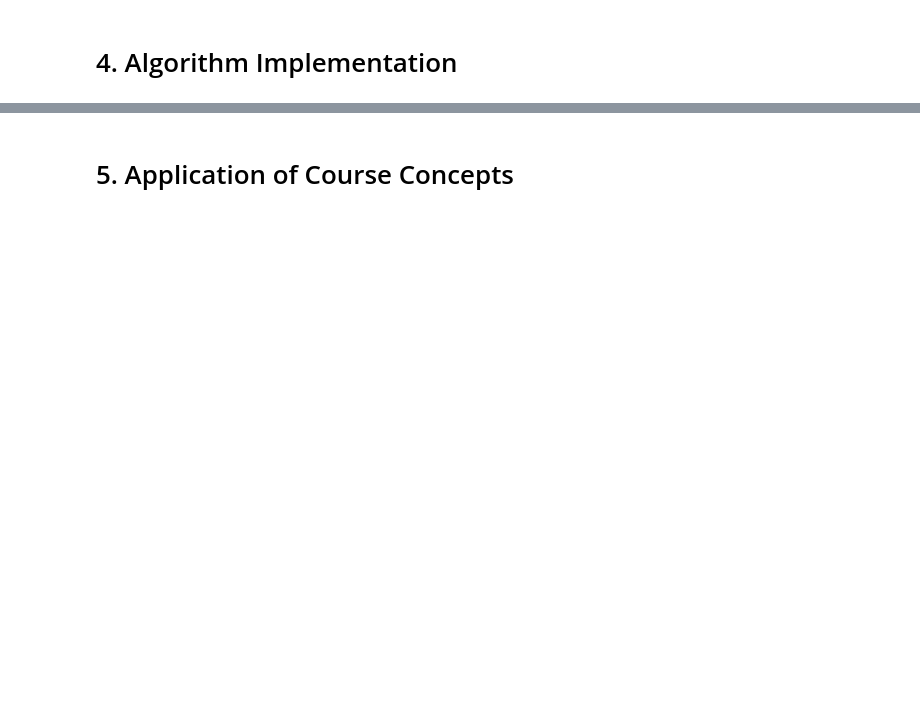
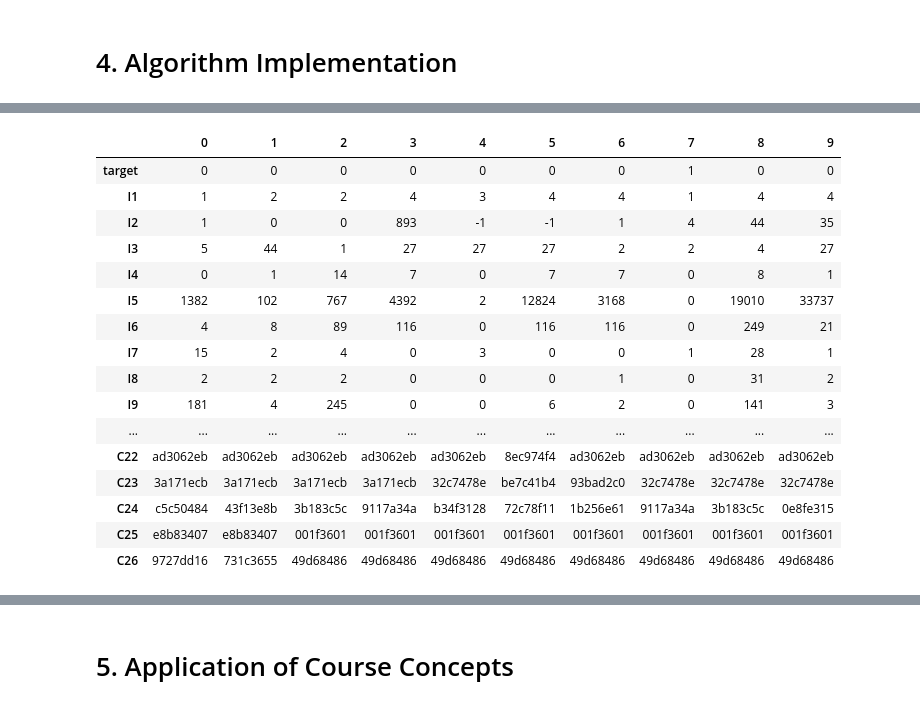
Before and after one commit to ansjory/w261_project, a Jupyter notebook: chi_fpj_workbook.ipynb, the cells around one changed output, grey strips where cells are left out. Saved outputs shown, nothing was run; the diff lists cells and outputs as text; code cells hidden in the pictures; blank space fills up the shorter version.

```diff
--- a/chi_fpj_workbook.ipynb
+++ b/chi_fpj_workbook.ipynb
@@ -80,0 +116,4 @@ toy.shape
+# %%
+# create pyspark dataframe
+toy_df = temp_var.toDF(header)
+toy_df.show()
@@ -80,0 +138,4 @@ toy.shape
+# %%
+# cast integer variables to integer type
+for var in ['target'] + numeric_features:
+    toy_df = toy_df.withColumn(var, toy_df[var].cast(IntegerType()))
@@ -80,0 +190,3 @@ toy.shape
+# %%
+# for some reason missing categorical variables are not recognized as NA, replacing with the None here
+toy_df = toy_df.replace('', None, categorical_features)
@@ -80,0 +267,28 @@ toy.shape
+# %%
+import json
+f = open("imputation_int.json")
+impute = json.load(f)
+f.close()
+# %%
+# impute missing and take a look at imputed data
+toy_df_impute = toy_df.fillna(impute)
+toy_df_impute.cache()
+pd.DataFrame(toy_df_impute.take(10), columns=toy_df_impute.columns).transpose()
+# %% [output]
+|  | 0 | 1 | 2 | 3 | 4 | 5 | 6 | 7 | 8 | 9 |
+| target | 0 | 0 | 0 | 0 | 0 | 0 | 0 | 1 | 0 | 0 |
+| I1 | 1 | 2 | 2 | 4 | 3 | 4 | 4 | 1 | 4 | 4 |
+| I2 | 1 | 0 | 0 | 893 | -1 | -1 | 1 | 4 | 44 | 35 |
+| I3 | 5 | 44 | 1 | 27 | 27 | 27 | 2 | 2 | 4 | 27 |
+| I4 | 0 | 1 | 14 | 7 | 0 | 7 | 7 | 0 | 8 | 1 |
+| I5 | 1382 | 102 | 767 | 4392 | 2 | 12824 | 3168 | 0 | 19010 | 33737 |
+| I6 | 4 | 8 | 89 | 116 | 0 | 116 | 116 | 0 | 249 | 21 |
+| I7 | 15 | 2 | 4 | 0 | 3 | 0 | 0 | 1 | 28 | 1 |
+| I8 | 2 | 2 | 2 | 0 | 0 | 0 | 1 | 0 | 31 | 2 |
+| I9 | 181 | 4 | 245 | 0 | 0 | 6 | 2 | 0 | 141 | 3 |
+| ... | ... | ... | ... | ... | ... | ... | ... | ... | ... | ... |
+| C22 | ad3062eb | ad3062eb | ad3062eb | ad3062eb | ad3062eb | 8ec974f4 | ad3062eb | ad3062eb | ad3062eb | ad3062eb |
+| C23 | 3a171ecb | 3a171ecb | 3a171ecb | 3a171ecb | 32c7478e | be7c41b4 | 93bad2c0 | 32c7478e | 32c7478e | 32c7478e |
+| C24 | c5c50484 | 43f13e8b | 3b183c5c | 9117a34a | b34f3128 | 72c78f11 | 1b256e61 | 9117a34a | 3b183c5c | 0e8fe315 |
+| C25 | e8b83407 | e8b83407 | 001f3601 | 001f3601 | 001f3601 | 001f3601 | 001f3601 | 001f3601 | 001f3601 | 001f3601 |
+| C26 | 9727dd16 | 731c3655 | 49d68486 | 49d68486 | 49d68486 | 49d68486 | 49d68486 | 49d68486 | 49d68486 | 49d68486 |
```
Also changed, not shown: parts of 24 cells of this notebook.
